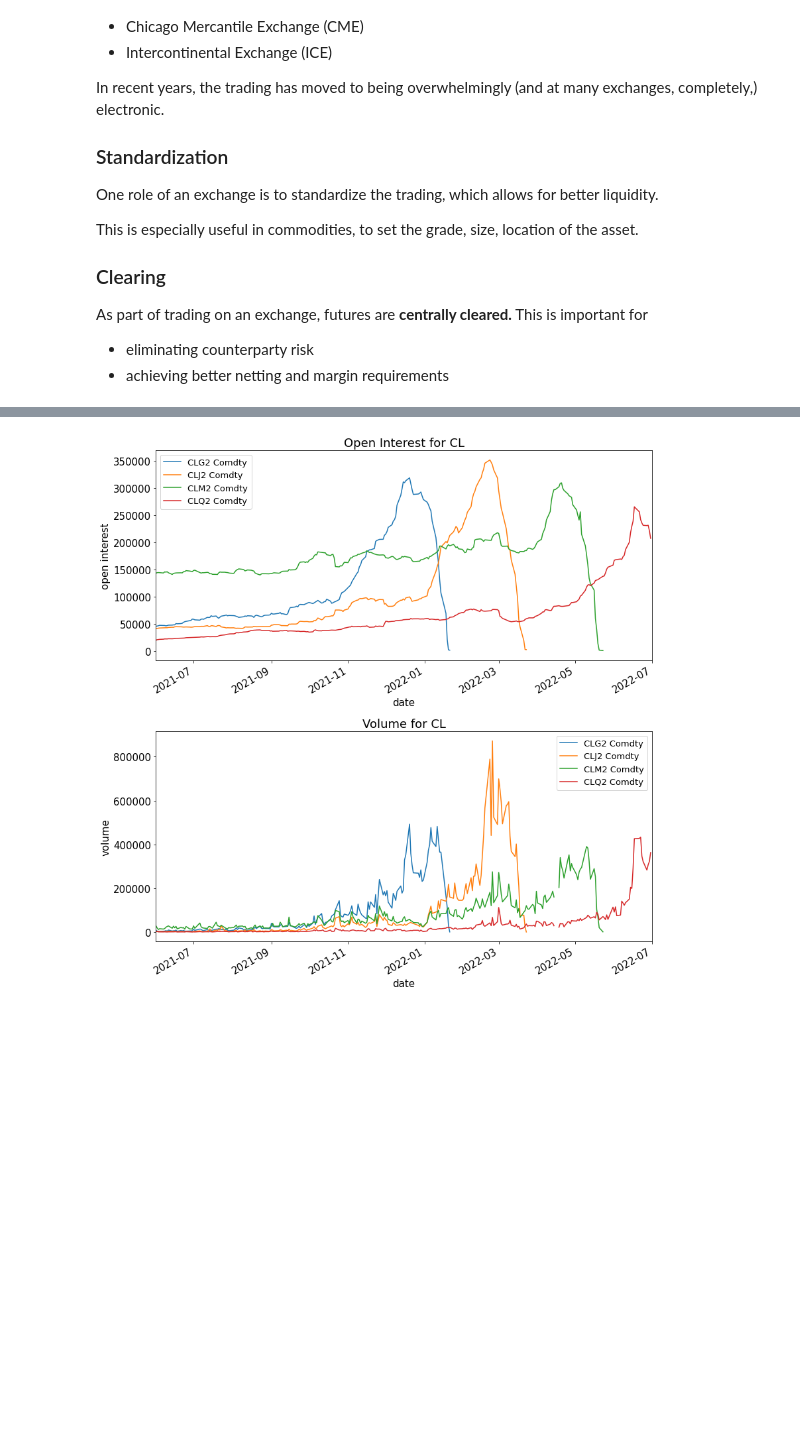
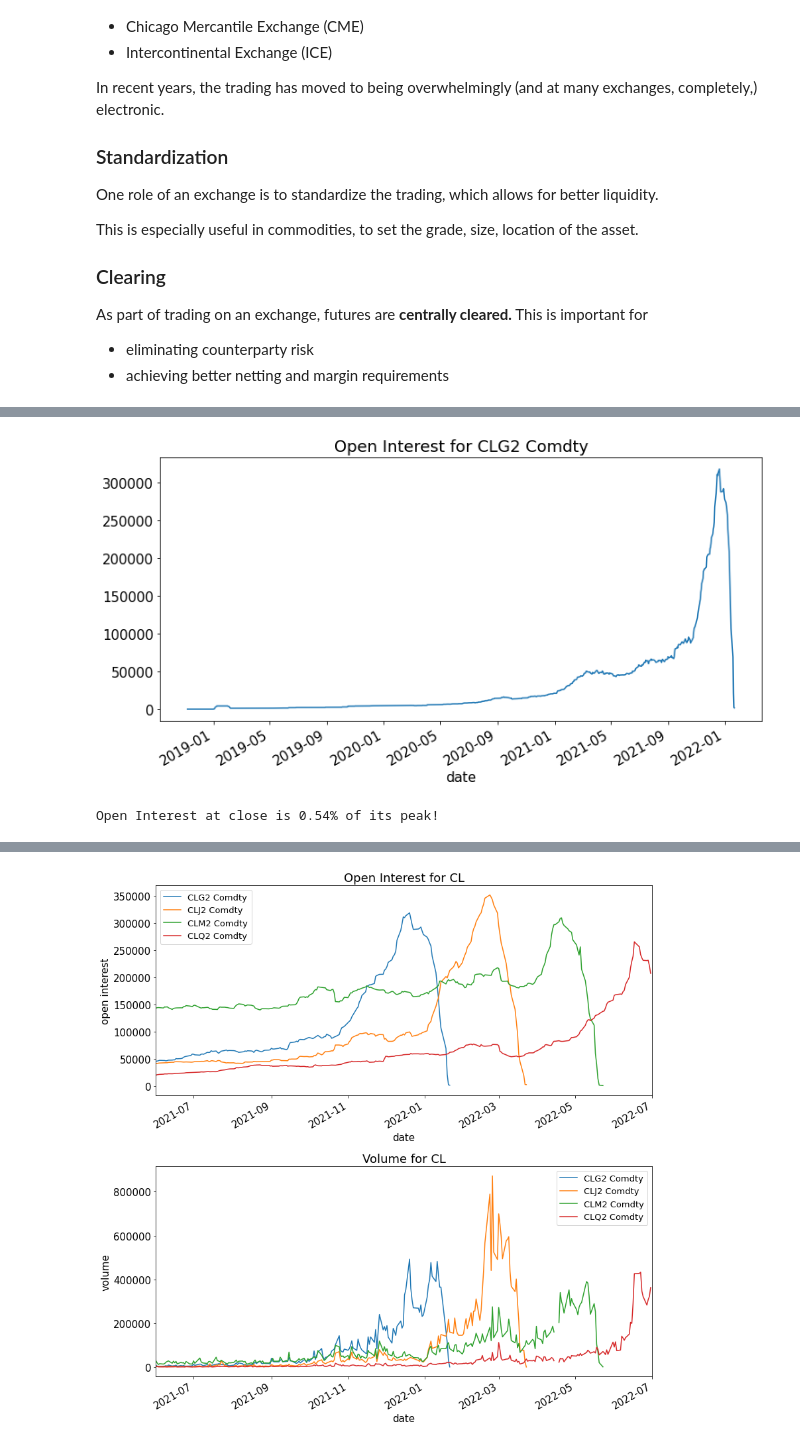
Before and after one commit to MarkHendricks/drw-markets, a Jupyter notebook: notebooks/B.2. Commodity Futures.ipynb, the cells around one changed output, grey strips where cells are left out. Saved outputs shown, nothing was run; the diff lists cells and outputs as text; code cells hidden in the pictures; blank space fills up the shorter version.

```diff
--- a/notebooks/B.2. Commodity Futures.ipynb
+++ b/notebooks/B.2. Commodity Futures.ipynb
@@ -125,0 +211,12 @@ https://www.cmegroup.com/markets/energy/crude-oil/light-sweet-crude.contractSpec
+# %%
+idx = 0
+exname = futures_ts['OPEN_INT'].iloc[:,idx].name
+exdata = futures_ts['OPEN_INT'].iloc[:,idx].dropna()
+exdata.plot(title=f'Open Interest for {exname}');
+# %% [output]
+[figure, added]
+# %%
+intpct = exdata[-1]/exdata.max()
+print(f'Open Interest at close is {intpct:.2%} of its peak!')
+# %% [output]
+Open Interest at close is 0.54% of its peak!
```
Also changed, not shown: parts of 21 cells of this notebook.
